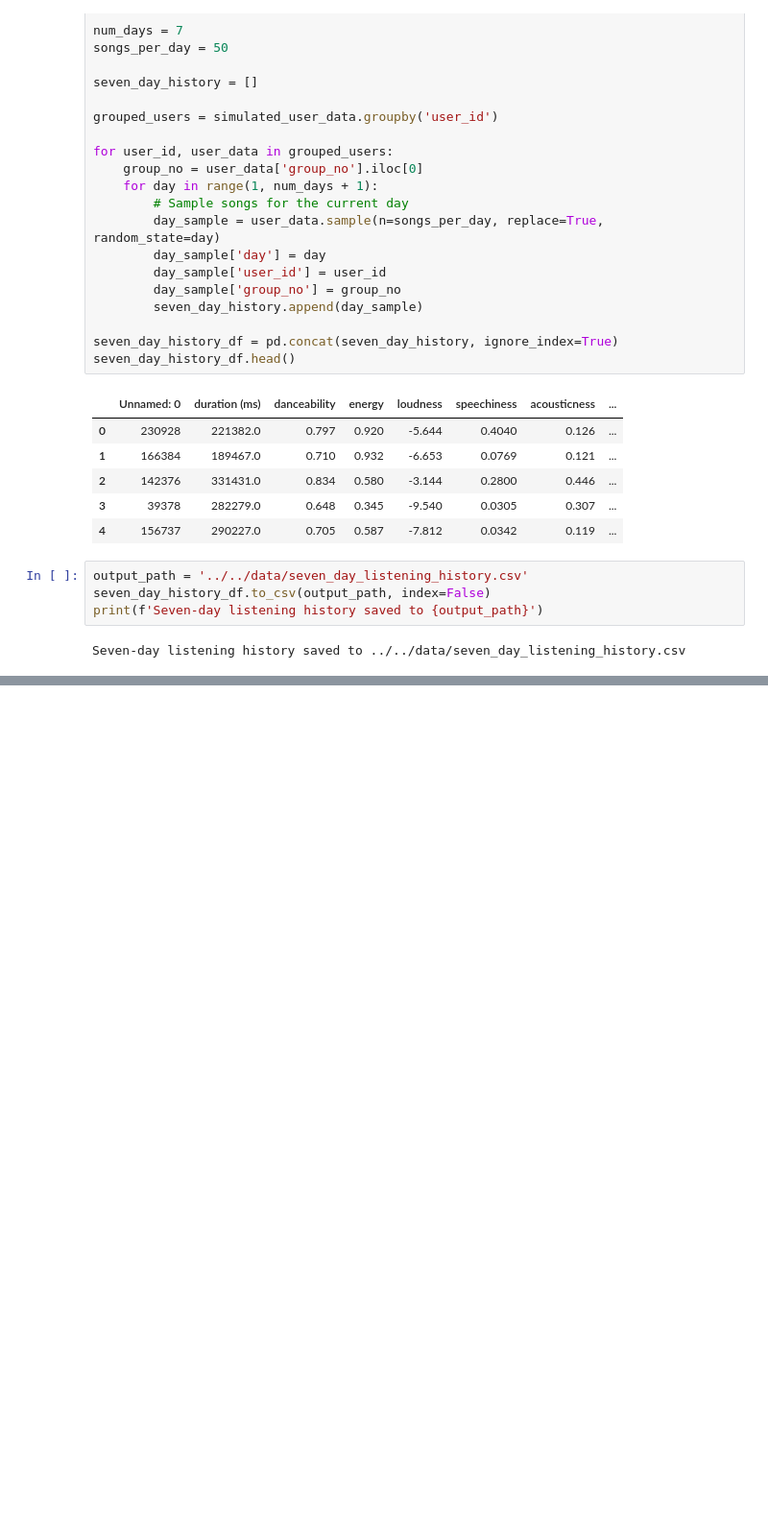
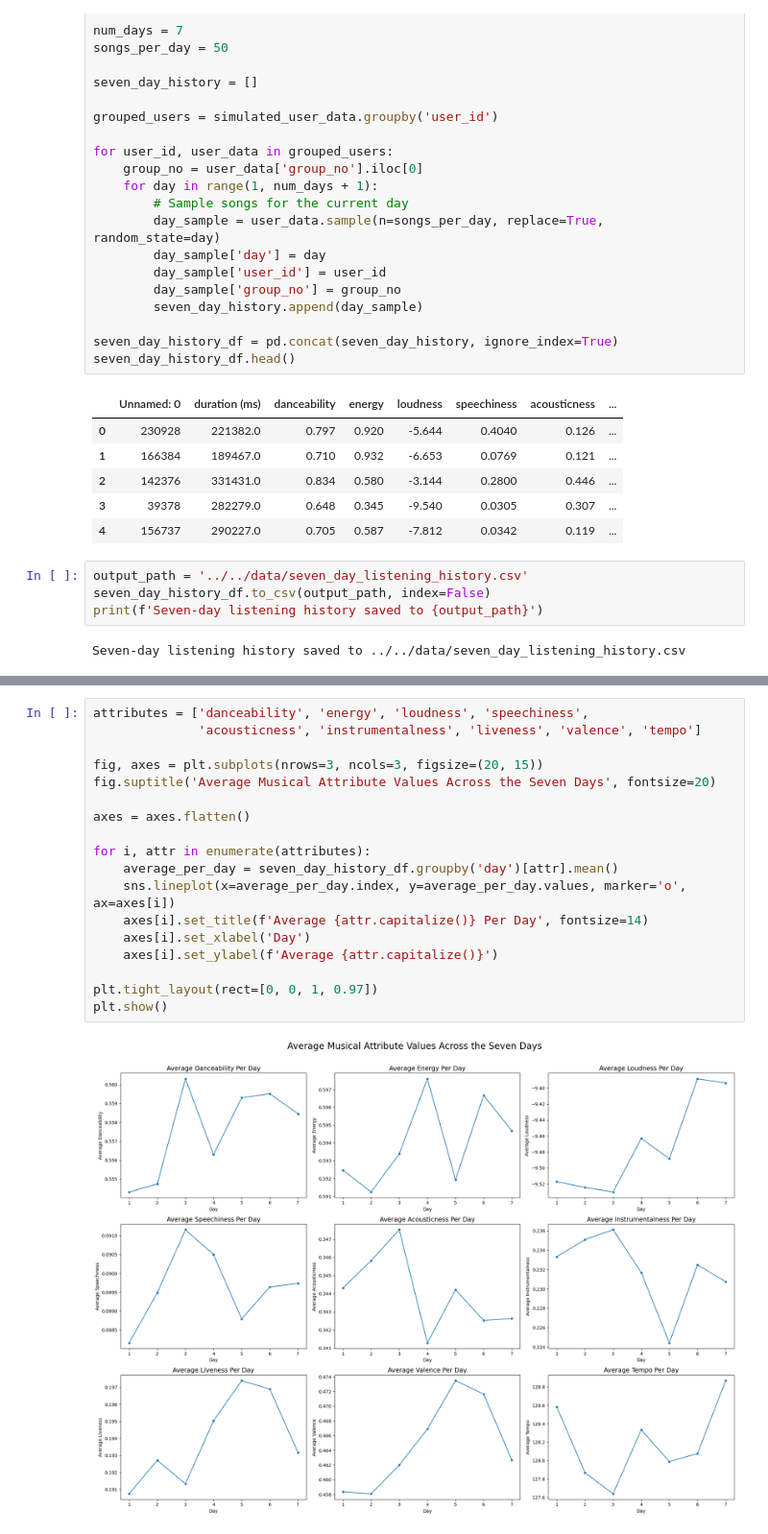
Before and after one commit to shreyash2106/CS573_Final_Project, a Jupyter notebook: code/dataset/user_weekly_dataset.ipynb, the cells around one changed output, grey strips where cells are left out. Shown: that part at 96% size. Drawn from its saved outputs; the diff is of its cells as text; blank space fills up the shorter version.

```diff
--- a/code/dataset/user_weekly_dataset.ipynb
+++ b/code/dataset/user_weekly_dataset.ipynb
@@ -55,0 +72,20 @@ Seven-day listening history saved to ../../data/seven_day_listening_history.csv
+# %%
+attributes = ['danceability', 'energy', 'loudness', 'speechiness',
+              'acousticness', 'instrumentalness', 'liveness', 'valence', 'tempo']
+
+fig, axes = plt.subplots(nrows=3, ncols=3, figsize=(20, 15))
+fig.suptitle('Average Musical Attribute Values Across the Seven Days', fontsize=20)
+
+axes = axes.flatten()
+
+for i, attr in enumerate(attributes):
+    average_per_day = seven_day_history_df.groupby('day')[attr].mean()
+    sns.lineplot(x=average_per_day.index, y=average_per_day.values, marker='o', ax=axes[i])
+    axes[i].set_title(f'Average {attr.capitalize()} Per Day', fontsize=14)
+    axes[i].set_xlabel('Day')
+    axes[i].set_ylabel(f'Average {attr.capitalize()}')
+
+plt.tight_layout(rect=[0, 0, 1, 0.97])
+plt.show()
+# %% [output]
+[figure, added]
```
Also changed, not shown: parts of 4 cells of this notebook.
